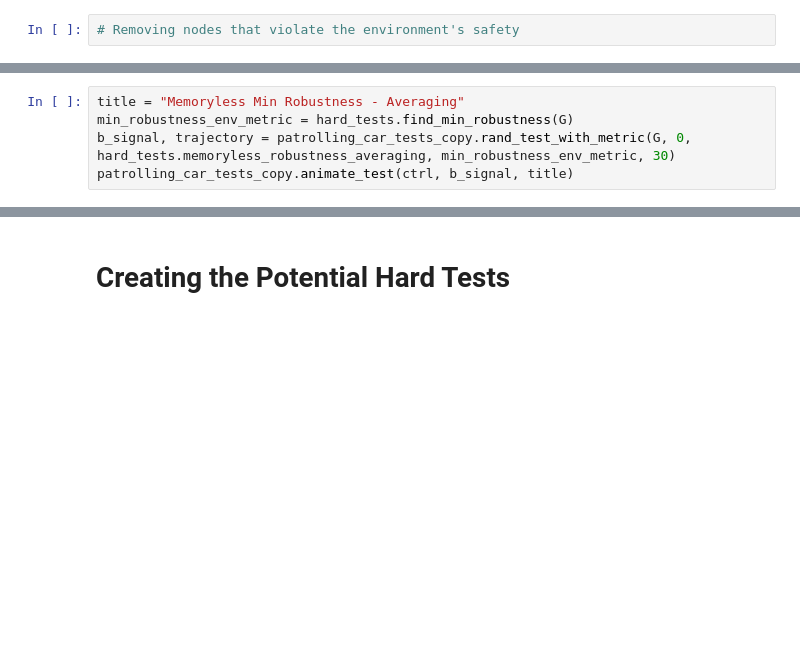
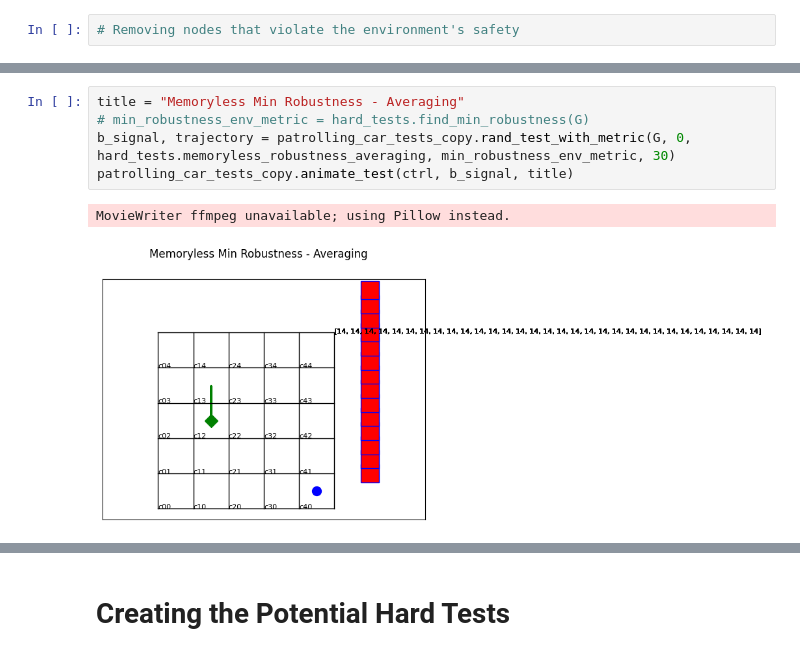
Before and after one commit to khassibi/GR1_simulations, a Jupyter notebook: patrolling_car_tests_copy.ipynb, the cells around one changed output, grey strips where cells are left out. Saved outputs shown, nothing was run; the diff lists cells and outputs as text; blank space fills up the shorter version.

```diff
--- a/patrolling_car_tests_copy.ipynb
+++ b/patrolling_car_tests_copy.ipynb
@@ -69,7 +88,10 @@ patrolling_car_tests_copy.animate_test(ctrl, b_signal, title)
 # %%
 title = "Memoryless Min Robustness - Averaging"
-min_robustness_env_metric = hard_tests.find_min_robustness(G)
+# min_robustness_env_metric = hard_tests.find_min_robustness(G)
 b_signal, trajectory = patrolling_car_tests_copy.rand_test_with_metric(G, 0, hard_tests.memoryless_robustness_averaging, min_robustness_env_metric, 30)
 patrolling_car_tests_copy.animate_test(ctrl, b_signal, title)
+# %% [output]
+MovieWriter ffmpeg unavailable; using Pillow instead.
+[figure, added]
 # %%
 title = "Memoryless Average Robustness - Averaging"
```
Also changed, not shown: parts of 20 cells of this notebook, 3 other files.
